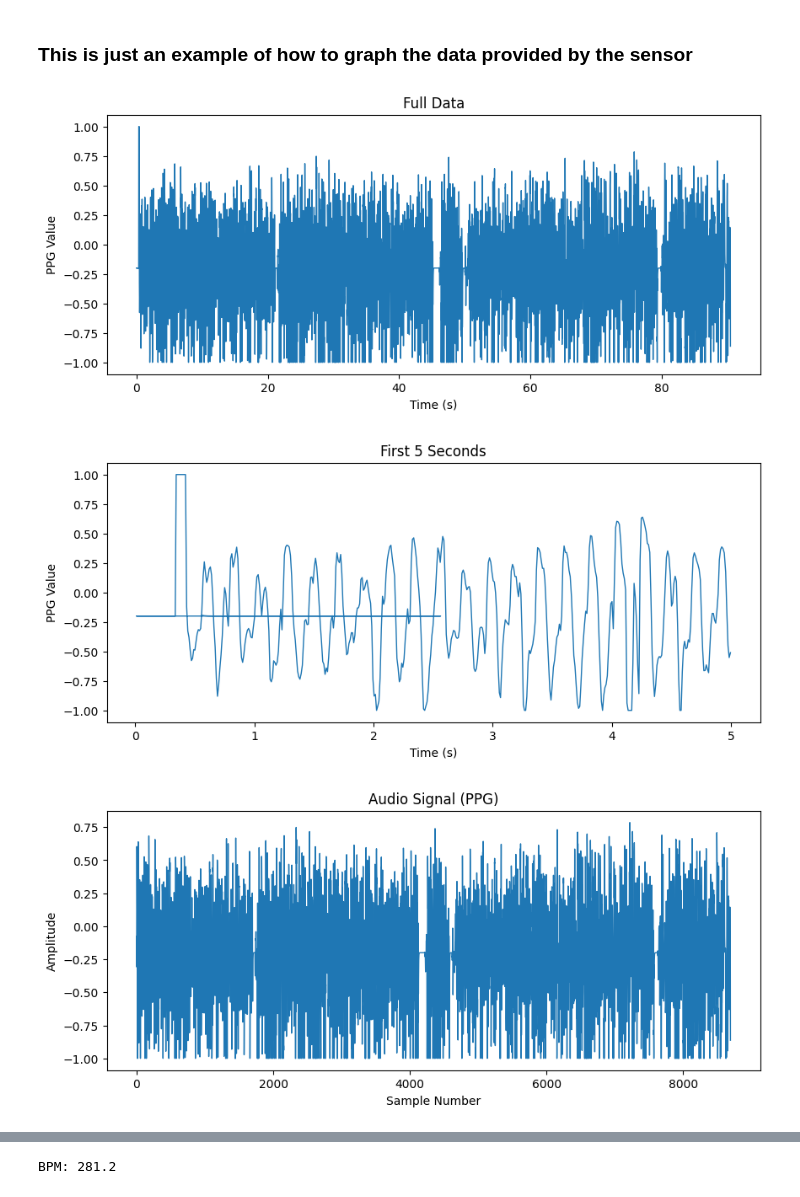
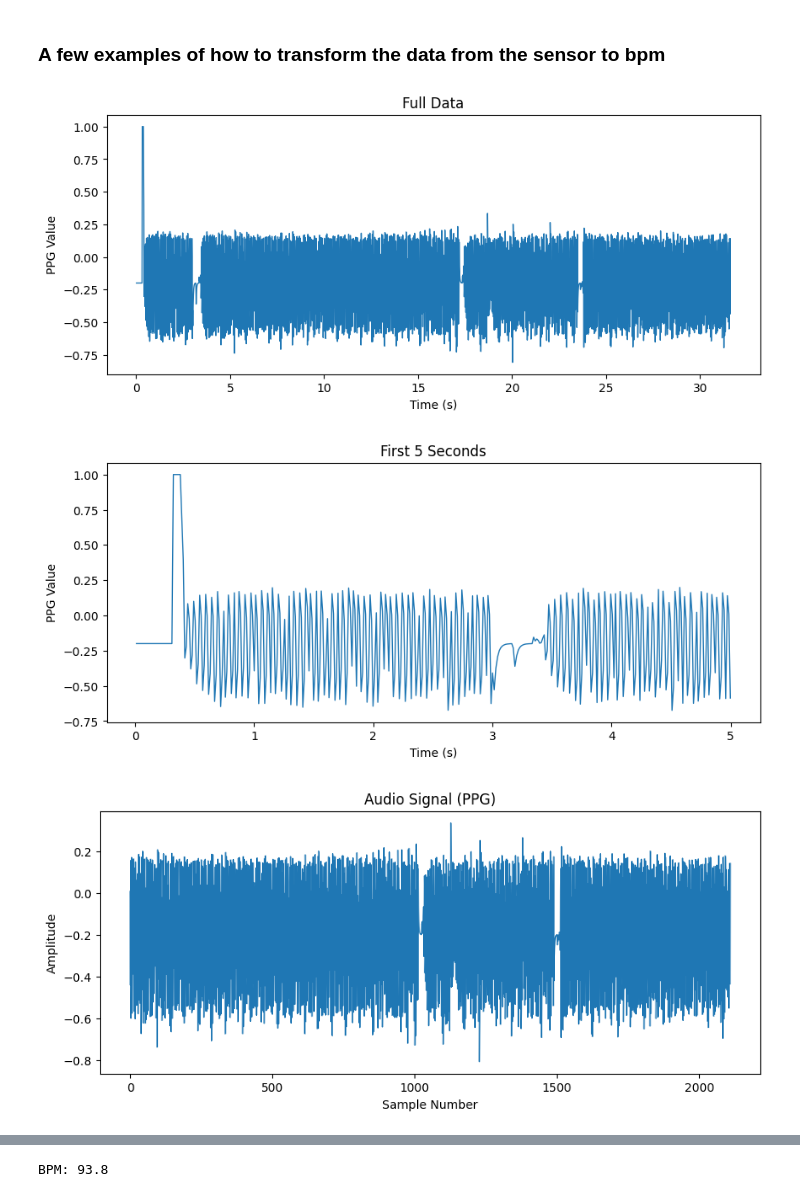
Before and after one commit to JuanReyes01/PPG_Sensor, a Jupyter notebook: data_graphs.ipynb, the cells around one changed output, grey strips where cells are left out. Cells and saved outputs as stored; diff of their text form; code cells hidden in the pictures.

```diff
--- a/data_graphs.ipynb
+++ b/data_graphs.ipynb
@@ -1,5 +1,5 @@
 # %% [markdown]
-### This is just an example of how to graph the data provided by the sensor
+### A few examples of how to transform the data from the sensor to bpm
 # %%
 import numpy as np
 import pandas as pd
@@ -7,7 +7,7 @@ import matplotlib.pyplot as plt
 from scipy.signal import butter, filtfilt, spectrogram, welch, find_peaks
 
 # Load the data
-df = pd.read_csv('ppg_data_hummingbird_trial.csv')
+df = pd.read_csv('ppg_data2.csv')
 
 
 # --- Set sampling rate ---
@@ -53,7 +53,7 @@ def bandpass_filter(data, lowcut, highcut, fs, order=4):
     return filtfilt(b, a, data)
 
 ######## filter for frequencies below 0.5 Hz (30 BPM) or above 20 Hz (1200 BPM)
-filtered_signal = bandpass_filter(signal, lowcut=0.5, highcut=20, fs=sampling_rate, order=4)
+filtered_signal = bandpass_filter(signal, lowcut=0.5, highcut=2, fs=sampling_rate, order=4)
 
 # spectrogram
 
@@ -86,33 +86,33 @@ peaks_indices, _ = find_peaks(Pxx)
 peaks_freqs = f_welch[peaks_indices]
 peaks_power = Pxx[peaks_indices]
 
 # Get up to 5 highest peaks (if available)
 nmax = 5
 if len(peaks_power) > 0:
     # Sort peaks by power (descending)
     sorted_indices = np.argsort(peaks_power)[::-1]
     top_n = sorted_indices[:nmax]
     top_peaks_freqs = peaks_freqs[top_n]
     top_peaks_power = peaks_power[top_n]
 
     # Plot the peaks on the spectrum
     plt.figure(figsize=(8, 4))
     plt.plot(f_welch, Pxx, label='Spectrum')
     plt.plot(top_peaks_freqs, top_peaks_power, "x", label='Peaks')
     plt.xlabel("Frequency (Hz)")
     plt.ylabel("Power")
     plt.title("Spectrum Peaks")
     plt.legend()
     plt.show()
 
     # --- Choose the peak with the highest amplitude ---
     idx_max = np.argmax(top_peaks_power)
     hb_freq = top_peaks_freqs[idx_max]  # in Hz
     bpm = hb_freq * 60  # Convert frequency (Hz) to BPM
     print("BPM: {:.1f}".format(bpm))
 else:
     print("No peaks found in the spectrum.")
 # %% [output]
-[figure, old version]
+[figure, new version]
-[figure, old version]
+[figure, new version]
-[figure, old version]
+[figure, new version]
@@ -122 +121 @@ else:
-BPM: 281.2
+BPM: 93.8
```
Also changed, not shown: parts of 3 cells of this notebook, 4 other files.
